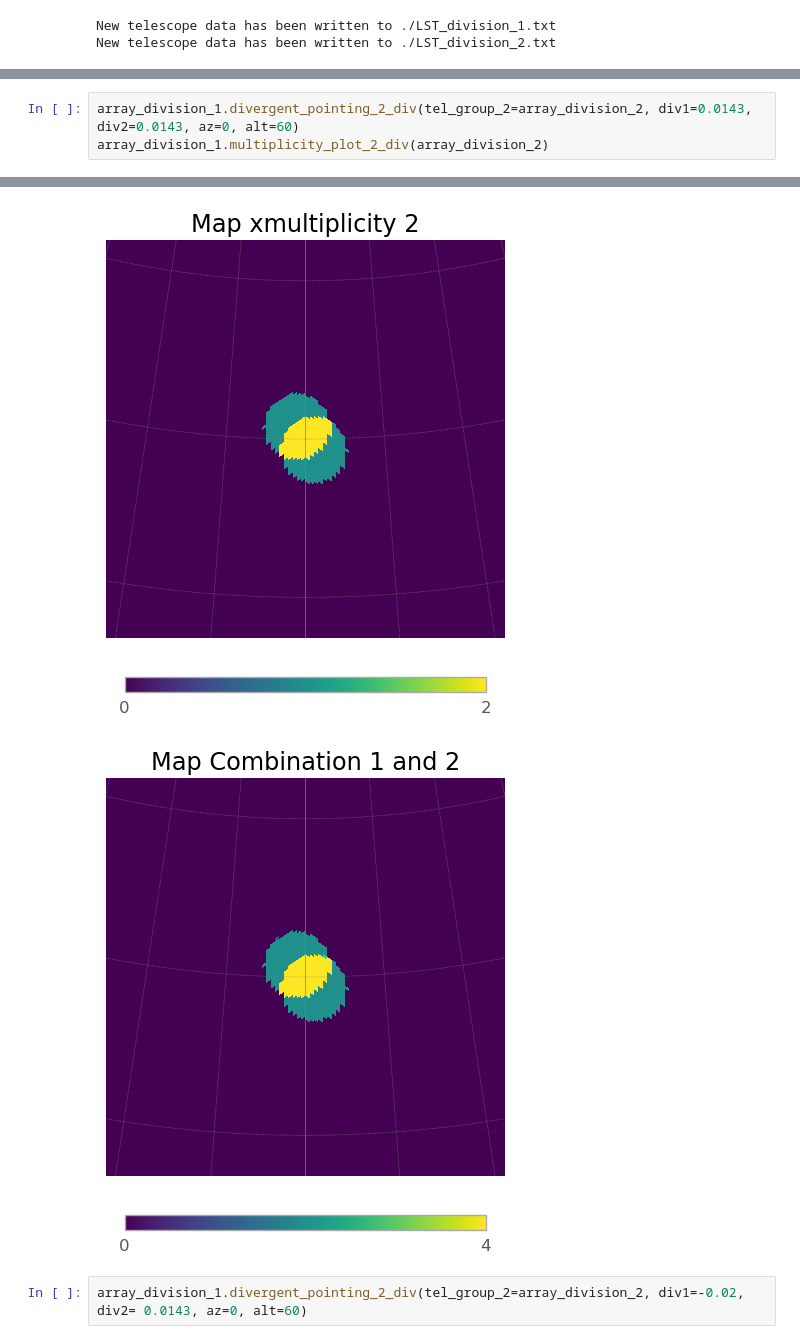
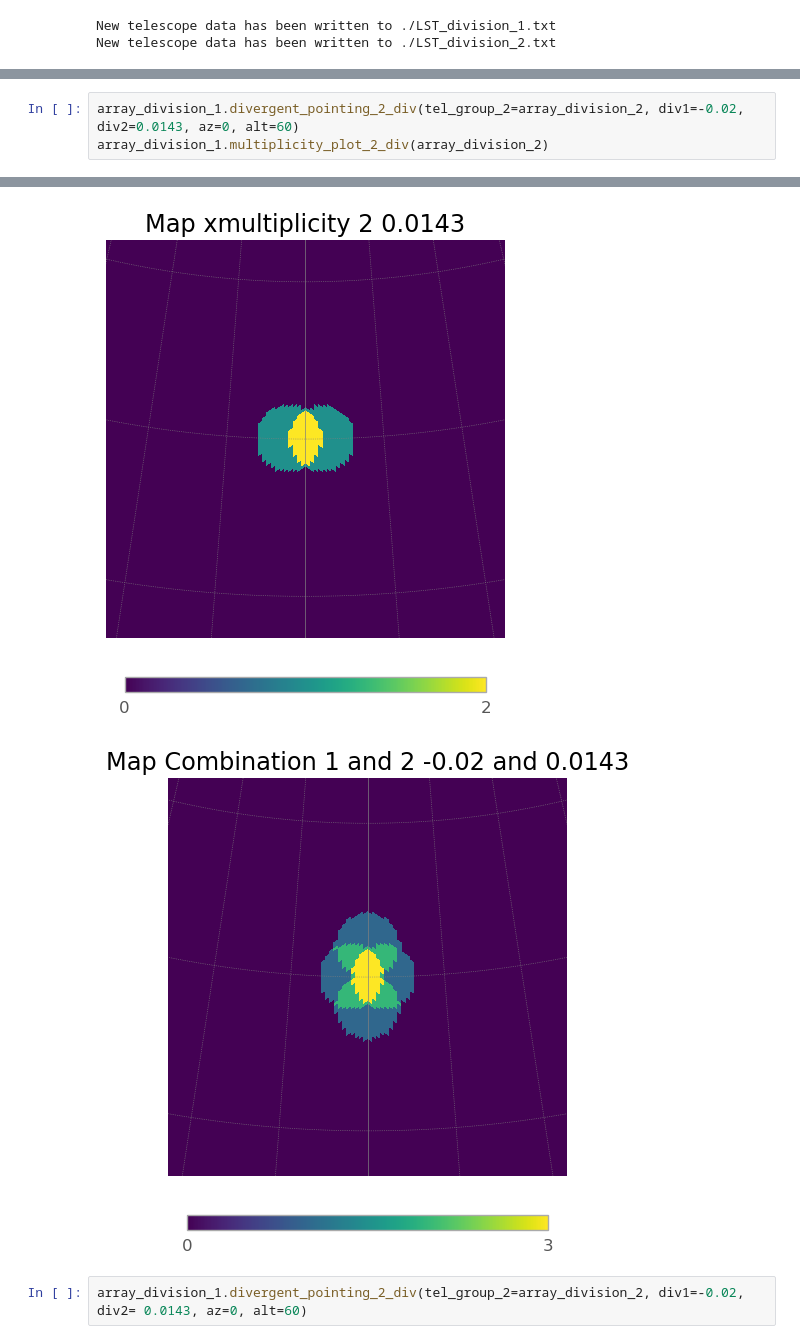
Before and after one commit to SamantaMorales/divtel, a Jupyter notebook: SSTs.ipynb, the cells around one changed output, grey strips where cells are left out. Saved outputs shown, nothing was run; the diff lists cells and outputs as text.

```diff
--- a/SSTs.ipynb
+++ b/SSTs.ipynb
@@ -958,4 +965,4 @@ Table length=2
 # %%
-array_division_1.divergent_pointing_2_div(tel_group_2=array_division_2, div1=0.0143, div2=0.0143, az=0, alt=60)
+array_division_1.divergent_pointing_2_div(tel_group_2=array_division_2, div1=-0.02, div2=0.0143, az=0, alt=60)
 array_division_1.multiplicity_plot_2_div(array_division_2)
 # %% [output]
@@ -973,5 +982,5 @@ The second map is
-[figure, old version]
+[figure, new version]
-[figure, old version]
+[figure, new version]
 # %%
 array_division_1.divergent_pointing_2_div(tel_group_2=array_division_2, div1=-0.02, div2= 0.0143, az=0, alt=60)
 # %% [output]
```
Also changed, not shown: parts of 13 cells of this notebook, 9 other files.
